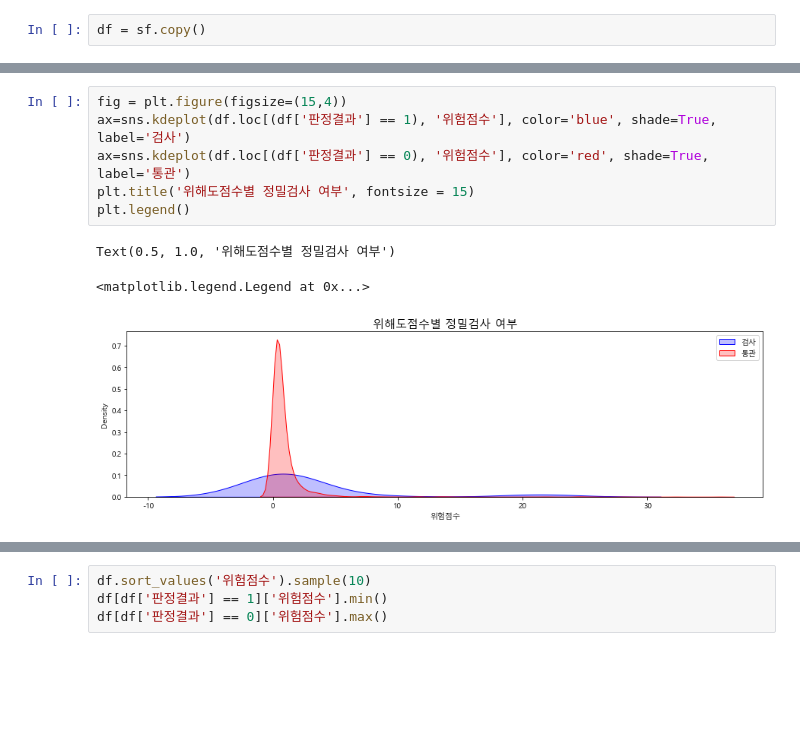
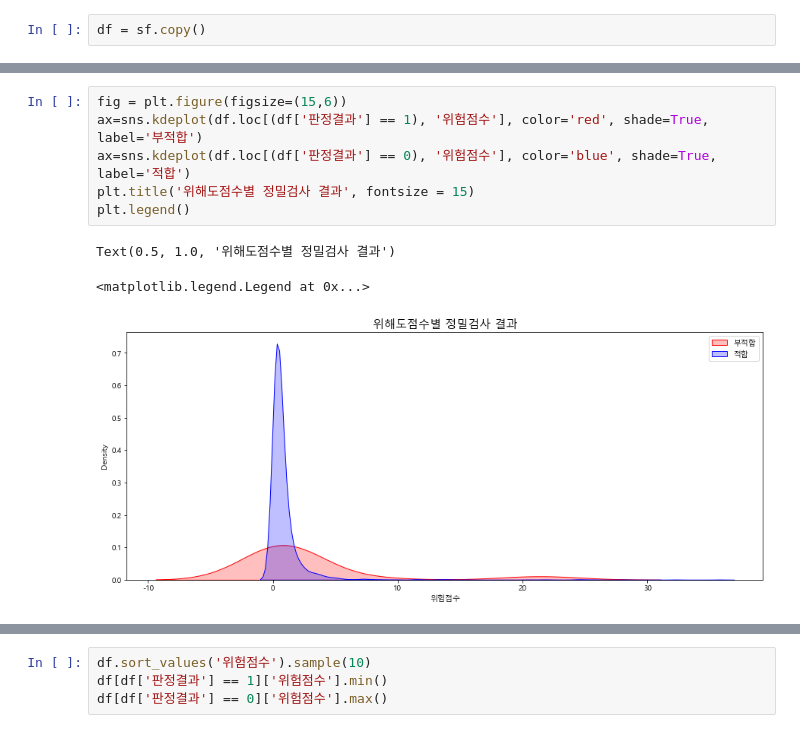
Before and after one commit to ancestor9/smart-food, a Jupyter notebook: 20220428_식약처 위해도 예측 모형_평가지표.ipynb, the cells around one changed output, grey strips where cells are left out. Saved outputs shown, nothing was run; the diff lists cells and outputs as text; blank space fills up the shorter version.

```diff
--- a/20220428_식약처 위해도 예측 모형_평가지표.ipynb
+++ b/20220428_식약처 위해도 예측 모형_평가지표.ipynb
@@ -385,10 +499,10 @@ print(f'위해도점수 최소값 {df.위험점수.min()}')
 # %%
-fig = plt.figure(figsize=(15,4))
-ax=sns.kdeplot(df.loc[(df['판정결과'] == 1), '위험점수'], color='blue', shade=True, label='검사')
-ax=sns.kdeplot(df.loc[(df['판정결과'] == 0), '위험점수'], color='red', shade=True, label='통관')
-plt.title('위해도점수별 정밀검사 여부', fontsize = 15)
+fig = plt.figure(figsize=(15,6))
+ax=sns.kdeplot(df.loc[(df['판정결과'] == 1), '위험점수'], color='red', shade=True, label='부적합')
+ax=sns.kdeplot(df.loc[(df['판정결과'] == 0), '위험점수'], color='blue', shade=True, label='적합')
+plt.title('위해도점수별 정밀검사 결과', fontsize = 15)
 plt.legend()
 # %% [output]
-Text(0.5, 1.0, '위해도점수별 정밀검사 여부')
+Text(0.5, 1.0, '위해도점수별 정밀검사 결과')
 <matplotlib.legend.Legend at 0x...>
-[figure, old version]
+[figure, new version]
```
Also changed, not shown: parts of 32 cells of this notebook, 1 other file.
